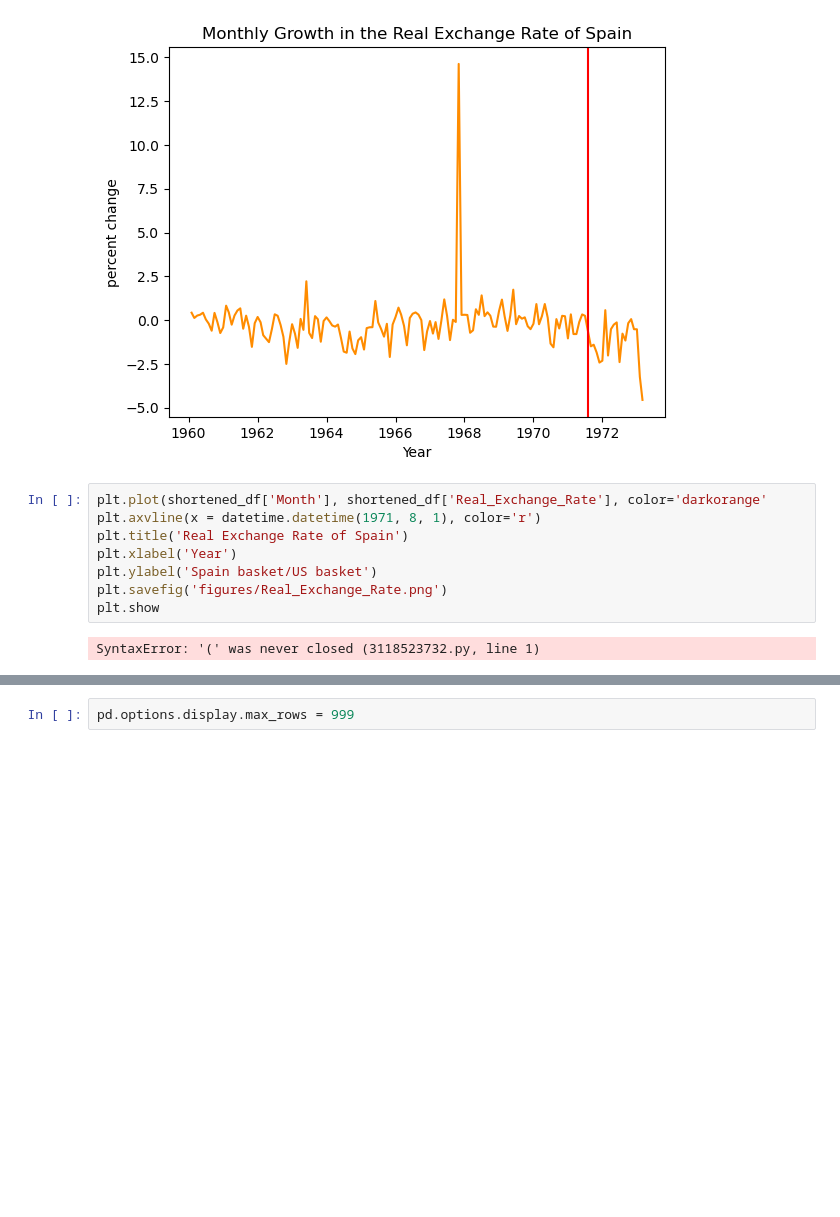
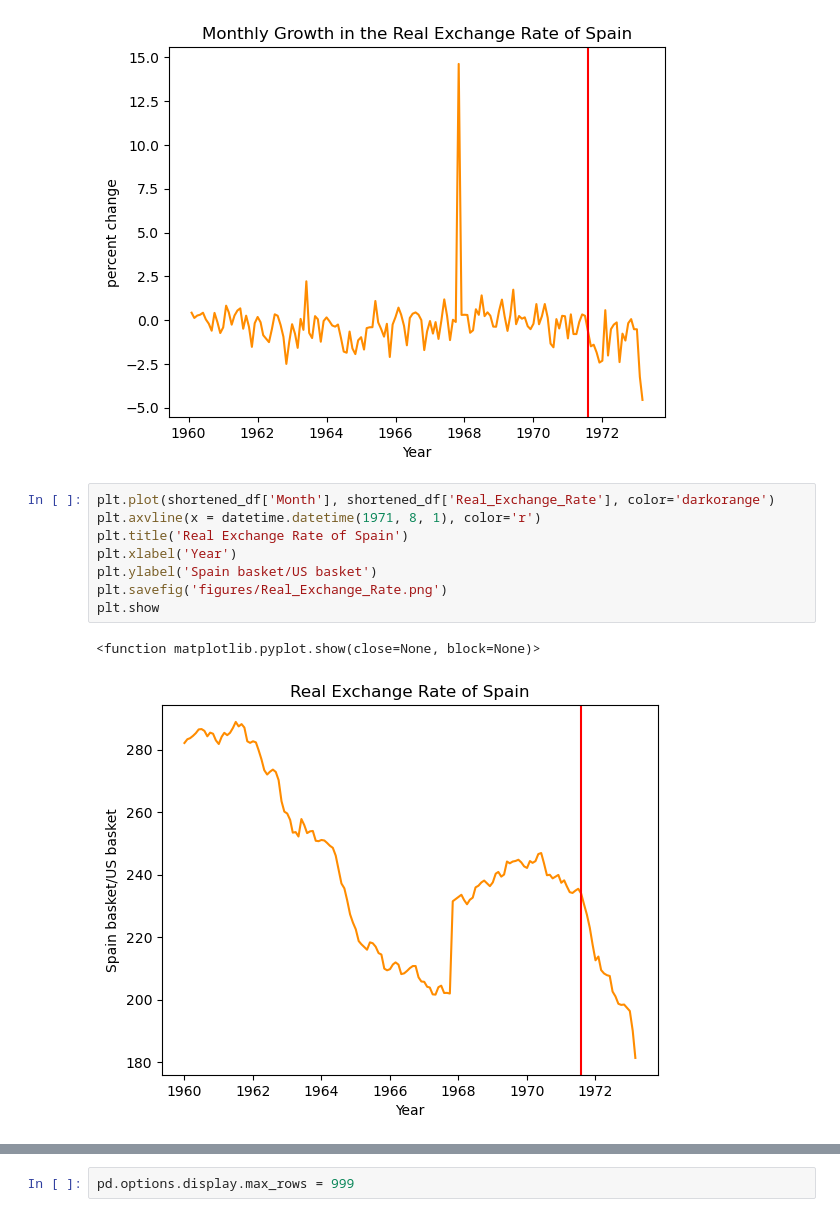
Before and after one commit to sophie-hy-fung/spain-bretton-woods, a Jupyter notebook: data_cleaning.ipynb, the cells around one changed output, grey strips where cells are left out. Drawn from its saved outputs; the diff is of its cells as text; blank space fills up the shorter version.

```diff
--- a/data_cleaning.ipynb
+++ b/data_cleaning.ipynb
@@ -108,15 +108,16 @@ plt.show
 <function matplotlib.pyplot.show(close=None, block=None)>
 [figure]
 # %%
-plt.plot(shortened_df['Month'], shortened_df['Real_Exchange_Rate'], color='darkorange'
+plt.plot(shortened_df['Month'], shortened_df['Real_Exchange_Rate'], color='darkorange')
 plt.axvline(x = datetime.datetime(1971, 8, 1), color='r')
 plt.title('Real Exchange Rate of Spain')
 plt.xlabel('Year')
 plt.ylabel('Spain basket/US basket')
 plt.savefig('figures/Real_Exchange_Rate.png')
 plt.show
 # %% [output]
-SyntaxError: '(' was never closed (3118523732.py, line 1)
+<function matplotlib.pyplot.show(close=None, block=None)>
+[figure, added]
 # %%
 plt.plot(shortened_df['Month'], shortened_df['Spain_International_Reserves_Index'], color='darkorange')
 plt.axvline(x = datetime.datetime(1971, 8, 1), color='r')
```
Also changed, not shown: parts of 6 cells of this notebook, 1 other file.
